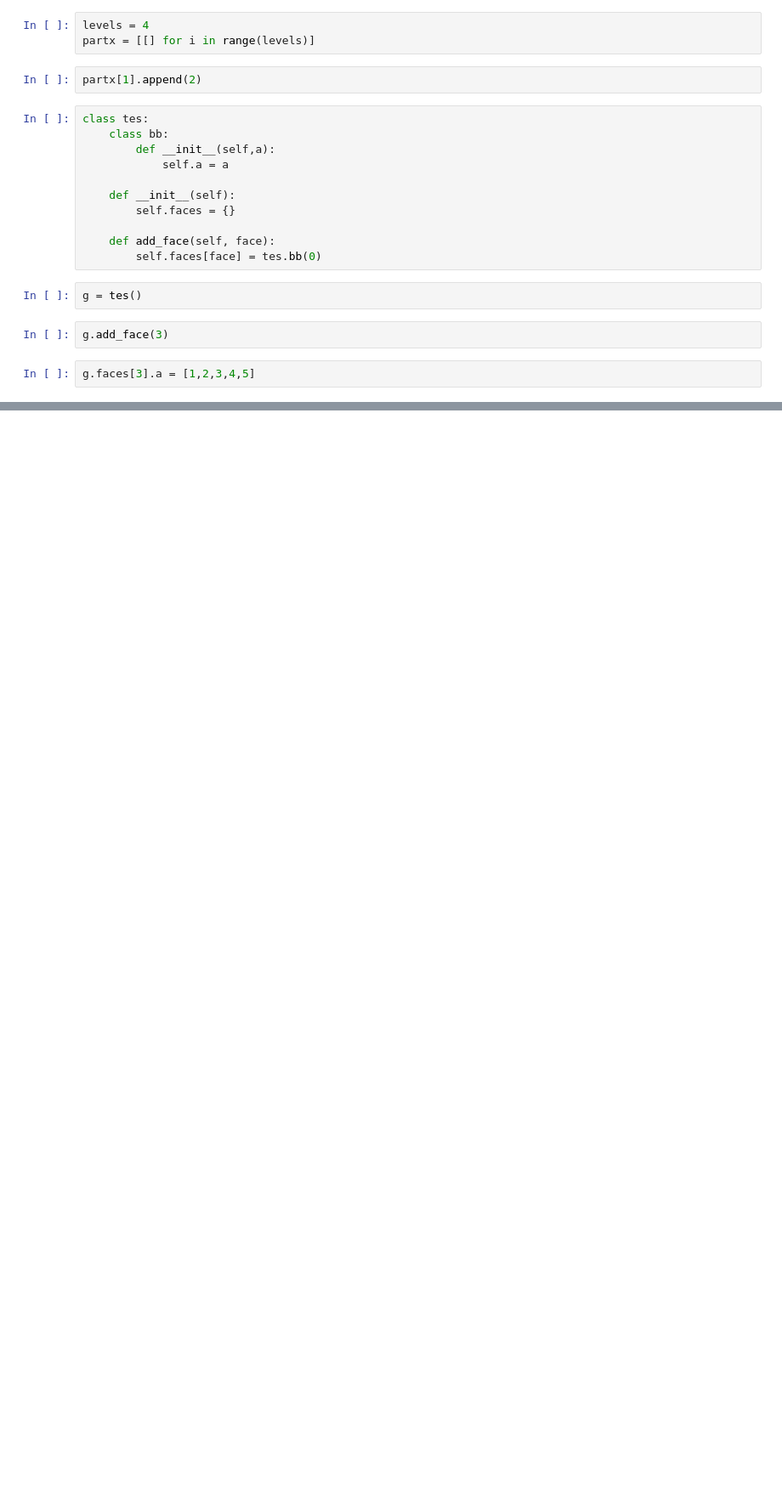
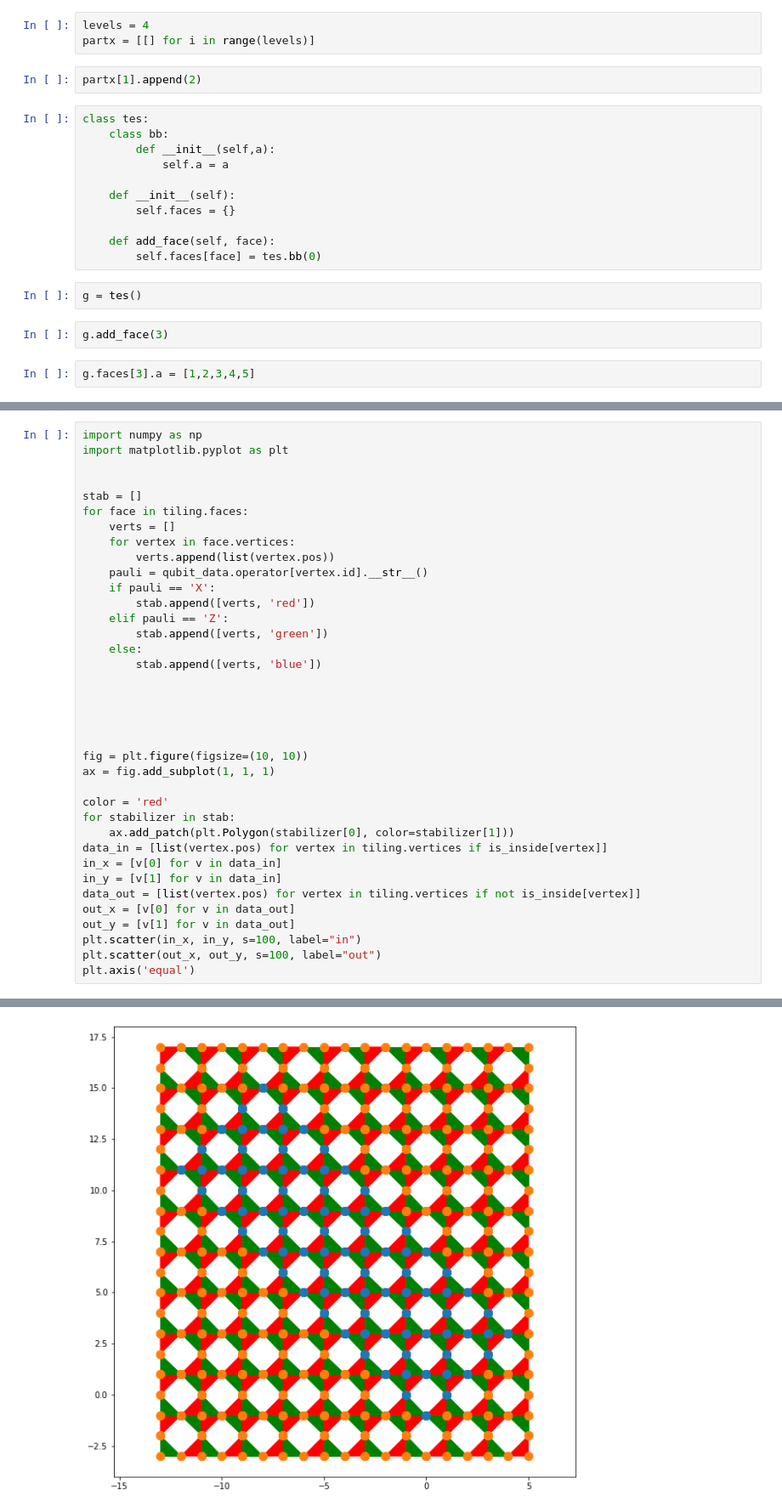
Before and after one commit to qiskit-community/qiskit-qec, a Jupyter notebook: geometry_test.ipynb, the cells around one changed output, grey strips where cells are left out. Shown at 85% size. Drawn from its saved outputs; the diff is of its cells as text; blank space fills up the shorter version.

```diff
--- a/geometry_test.ipynb
+++ b/geometry_test.ipynb
@@ -183,0 +383,38 @@ dict_keys(['1', '2'])
+# %%
+import numpy as np
+import matplotlib.pyplot as plt
+
+
+stab = []
+for face in tiling.faces:
+    verts = []
+    for vertex in face.vertices:
+        verts.append(list(vertex.pos))
+    pauli = qubit_data.operator[vertex.id].__str__()
+    if pauli == 'X':
+        stab.append([verts, 'red'])
+    elif pauli == 'Z':
+        stab.append([verts, 'green'])
+    else:
+        stab.append([verts, 'blue'])
+
+
+
+
+
+fig = plt.figure(figsize=(10, 10))
+ax = fig.add_subplot(1, 1, 1)
+
+color = 'red'
+for stabilizer in stab:
+    ax.add_patch(plt.Polygon(stabilizer[0], color=stabilizer[1]))
+data_in = [list(vertex.pos) for vertex in tiling.vertices if is_inside[vertex]]
+in_x = [v[0] for v in data_in]
+in_y = [v[1] for v in data_in]
+data_out = [list(vertex.pos) for vertex in tiling.vertices if not is_inside[vertex]]
+out_x = [v[0] for v in data_out]
+out_y = [v[1] for v in data_out]
+plt.scatter(in_x, in_y, s=100, label="in")
+plt.scatter(out_x, out_y, s=100, label="out")
+plt.axis('equal')
+# %% [output]
@@ -183,0 +422 @@ dict_keys(['1', '2'])
+[figure, added]
```
Also changed, not shown: parts of 32 cells of this notebook, 34 other files.
